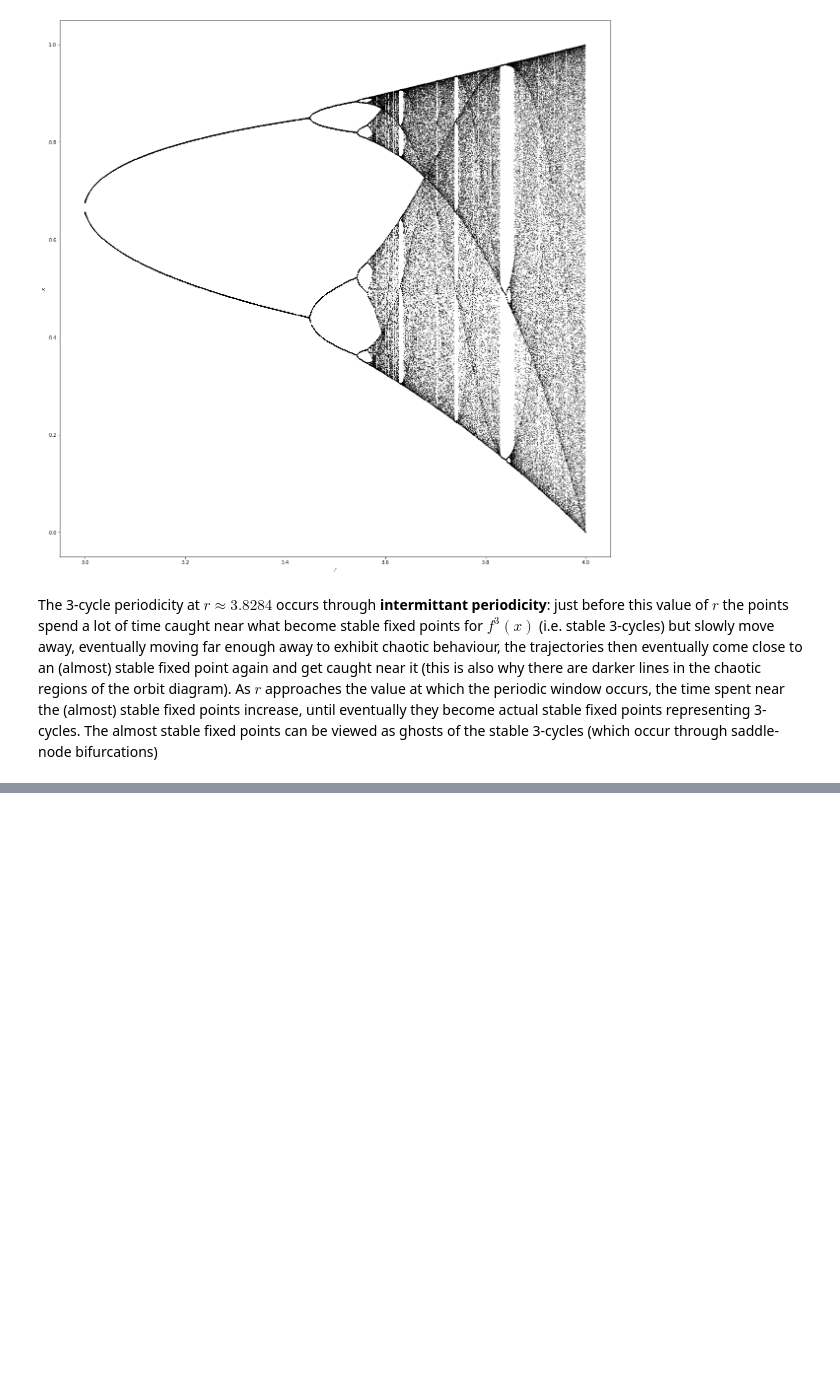
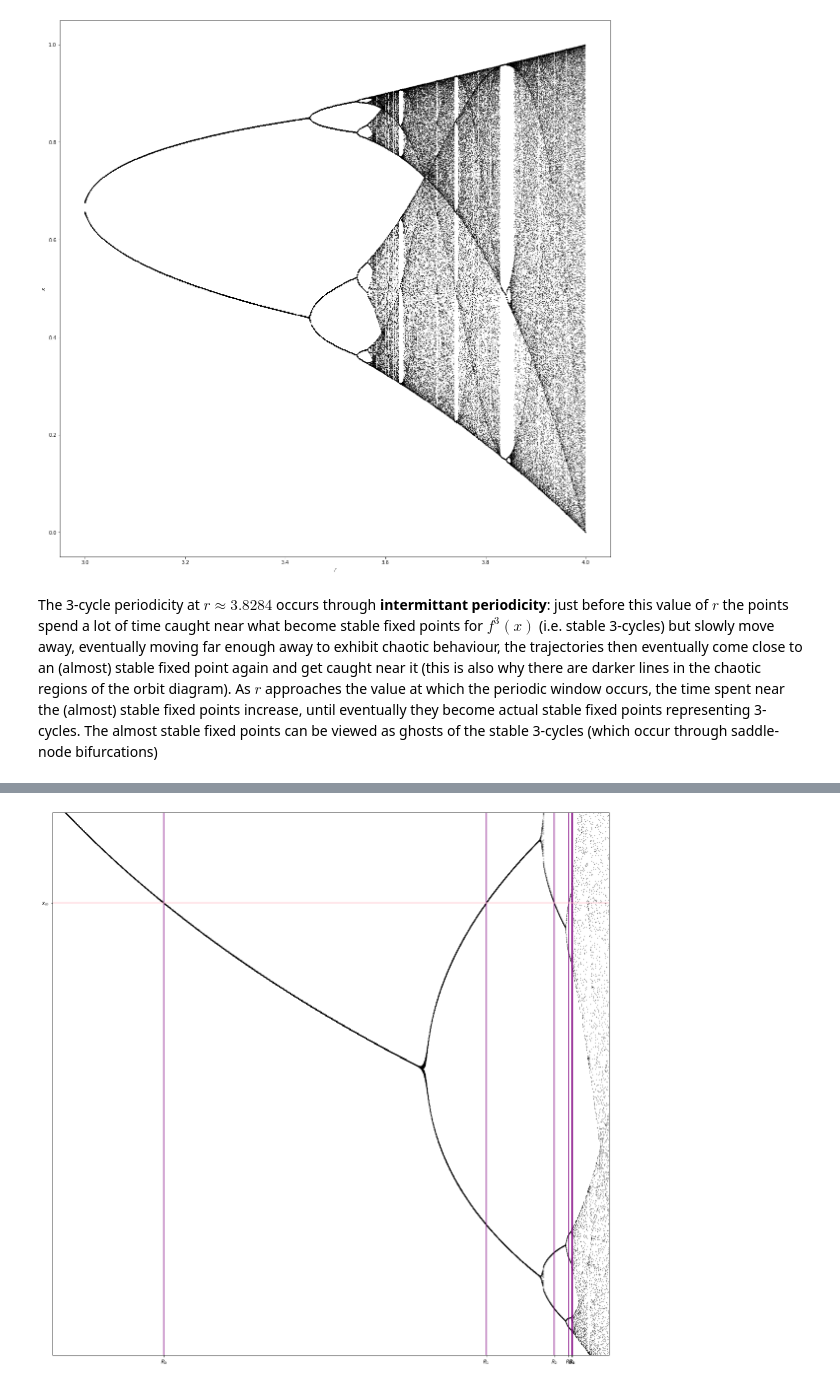
Before and after one commit to NRoboto/book-nonlinear-dynamics-chaos, a Jupyter notebook: 10-one-dimensional-maps.ipynb, the cells around one changed output, grey strips where cells are left out. Saved outputs shown, nothing was run; the diff lists cells and outputs as text; code cells hidden in the pictures; blank space fills up the shorter version.

```diff
--- a/10-one-dimensional-maps.ipynb
+++ b/10-one-dimensional-maps.ipynb
@@ -89,0 +144,29 @@ for idx, r in enumerate([3.8, 3.82, 3.8284, 3.84]):
+# %%
+plt.figure(figsize=(20, 20))
+
+def quadratic_map(r):
+  return lambda x: r * (1 - x ** 2)
+
+rs = np.linspace(.95, 1.2, 3000)
+
+supercritical_points = []
+prev_sign = 1
+for r in rs:
+  # Remove the first 300 values to remove transient behaviour from the choice of initial point
+  values = get_iterative_map_results(quadratic_map(r), .5, 600)[300:]
+  plt.scatter([r for _ in values[::10]], values[::10], color="black", s=.1)
+
+  zero_value_sign = np.sign(values[np.argmin(np.abs(values))])
+  if (zero_value_sign != prev_sign or zero_value_sign == 0) and len(supercritical_points) <= 5:
+    plt.axvline(r, color="purple")
+    supercritical_points.append(r)
+  prev_sign = 1 if zero_value_sign >= 0 else -1
+
+plt.axhline(0, color="pink")
+plt.ylim([-.5, .1])
+plt.xlim([.95, 1.2])
+plt.yticks([0], ["$x_m$"])
+plt.xticks(supercritical_points, [f"$R_{i}$" for i, _ in enumerate(supercritical_points)])
+plt.show()
+# %% [output]
+[figure, added]
```
Also changed, not shown: parts of 7 cells of this notebook.
